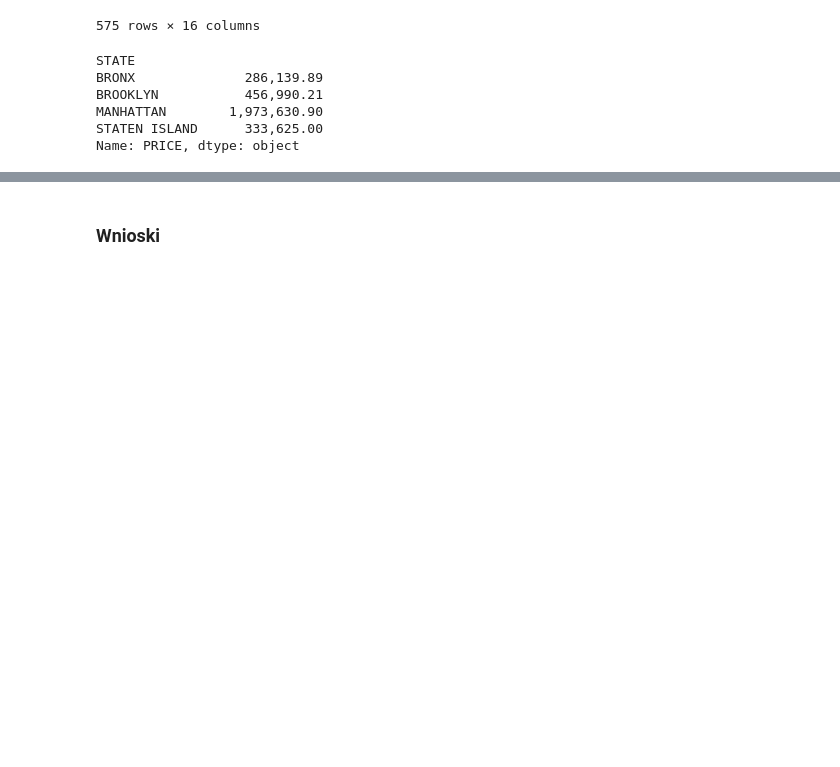
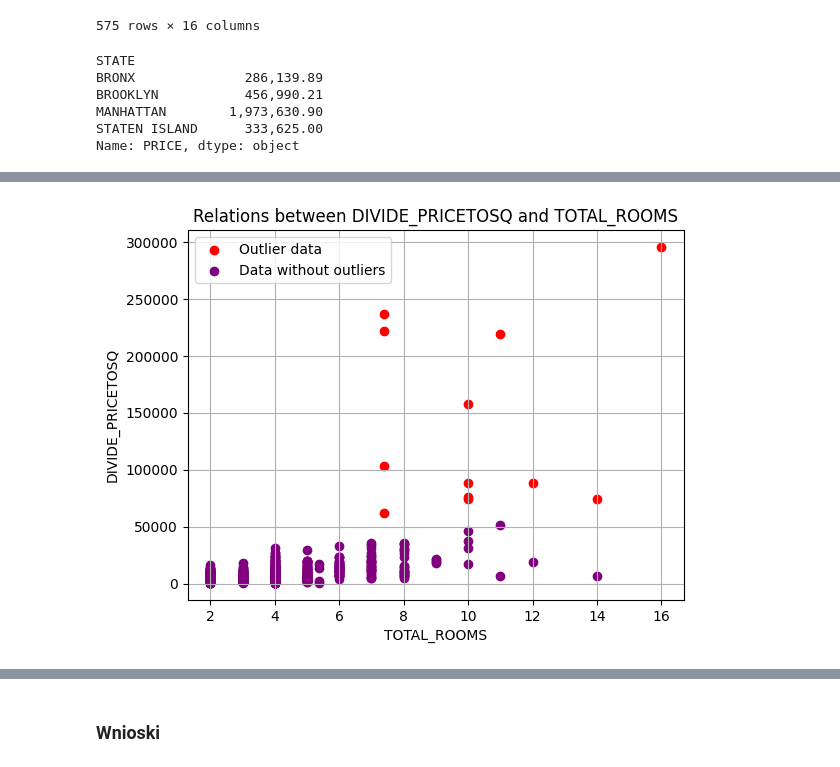
Before and after one commit to Baginka/DA_BA_NYCH, a Jupyter notebook: Data Analysis.ipynb, the cells around one changed output, grey strips where cells are left out. Saved outputs shown, nothing was run; the diff lists cells and outputs as text; code cells hidden in the pictures; blank space fills up the shorter version.

```diff
--- a/Data Analysis.ipynb
+++ b/Data Analysis.ipynb
@@ -322,0 +314,4 @@ Name: PRICE, dtype: object
+# %%
+# Przypisanie datasetu do zmiennej df_room.
+df_room = df_copy.reset_index(drop=True)
+df_room
@@ -322,0 +332,4 @@ Name: PRICE, dtype: object
+# %%
+# Tworzymy nową kolumne w której dodajemy ilość pokoi i łazienek, dodajemy do datasetu.
+df_room['TOTAL_ROOMS'] = df_room['BATH'] + df_room['BEDS']
+df_room.head()
@@ -322,0 +343,4 @@ Name: PRICE, dtype: object
+# %%
+# Tworzenie nowej kolumny w która posiada cene za metr kwadratowy nieruchomości
+df_room['DIVIDE_PRICETOSQ'] = df_room['PRICE']/df_room['PROPERTYSQMETERS']
+df_room['DIVIDE_PRICETOSQ']
@@ -322,0 +369,27 @@ Name: PRICE, dtype: object
+# %%
+# Obliczenie odchylenia standardowego dla cen
+mean_divideprice = df_room['DIVIDE_PRICETOSQ'].mean()
+std_dev_divideprice = df_room['DIVIDE_PRICETOSQ'].std()
+
+# Kryterium 3 sigma dla danych odstających
+criterion_3s = mean_divideprice + 3 * std_dev_divideprice
+
+# Indeksy danych odstających
+outliers_price = df_room[df_room['DIVIDE_PRICETOSQ'] > criterion_3s].index
+
+# Wyszczególnienie danych odstających
+plt.scatter(df_room.loc[outliers_price, 'TOTAL_ROOMS'], df_room.loc[outliers_price, 'DIVIDE_PRICETOSQ'], color='red', label='Outlier data')
+
+# Usunięcie danych odstających
+df_filt = df_room.drop(outliers_price)
+plt.scatter(df_filt['TOTAL_ROOMS'], df_filt['DIVIDE_PRICETOSQ'], color='purple', label='Data without outliers')
+
+# Dodanie tytułu i etykiet osi
+plt.title('Relations between DIVIDE_PRICETOSQ and TOTAL_ROOMS')
+plt.xlabel('TOTAL_ROOMS')
+plt.ylabel('DIVIDE_PRICETOSQ')
+plt.legend()
+plt.grid(True)
+plt.show()
+# %% [output]
+[figure, added]
```
Also changed, not shown: parts of 23 cells of this notebook.
